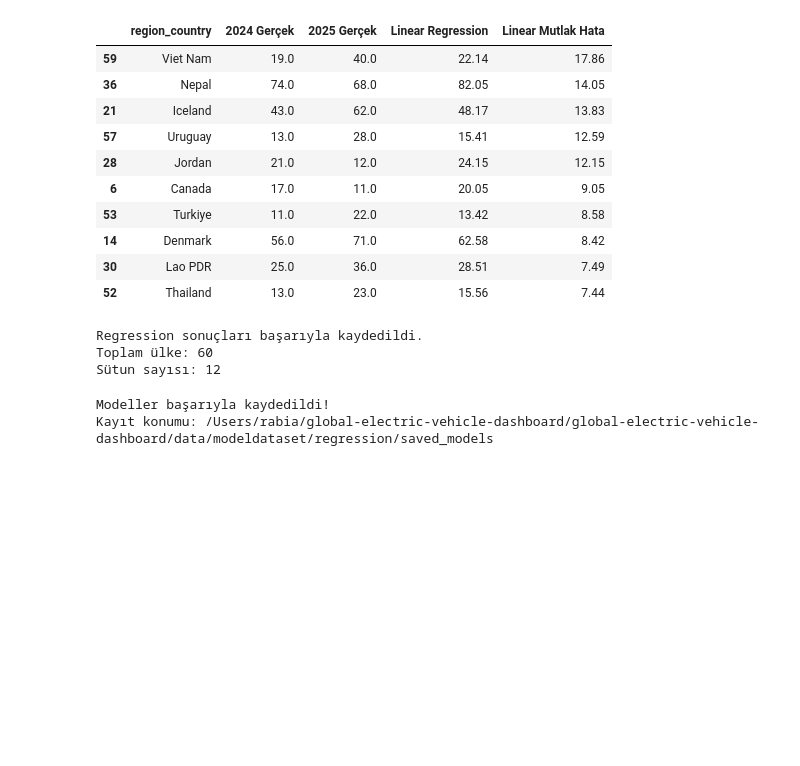
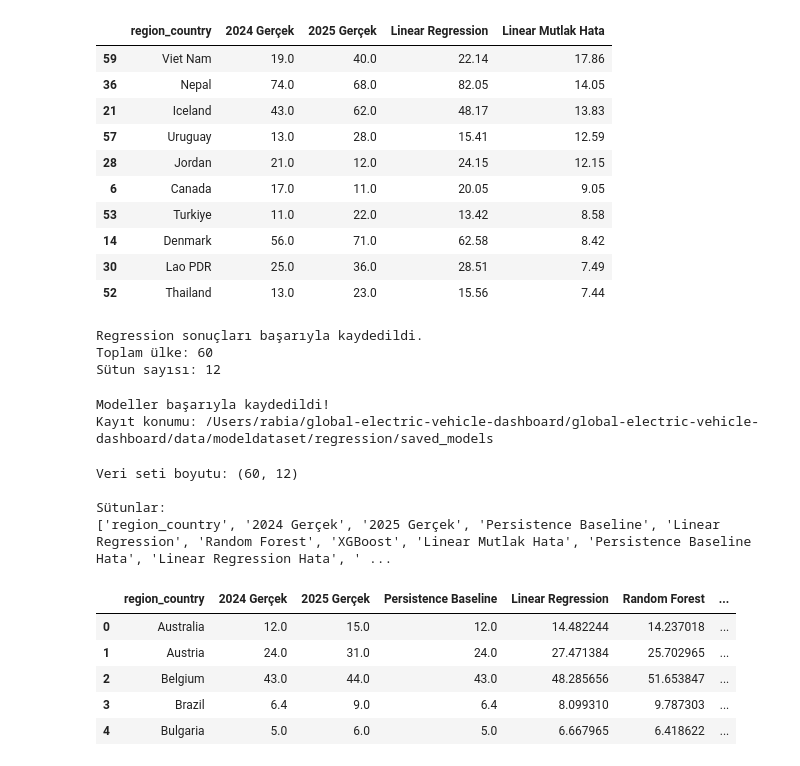
Before and after one commit to simgedanisoglu/global-electric-vehicle-dashboard, a Jupyter notebook: data/modeldataset/regression/regression.ipynb, the cells around one changed output. Cells and saved outputs as stored; diff of their text form; code cells hidden in the pictures; blank space fills up the shorter version.

```diff
--- a/data/modeldataset/regression/regression.ipynb
+++ b/data/modeldataset/regression/regression.ipynb
@@ -1522,3 +1522,25 @@ print("Kayıt konumu:", model_dir.resolve())
 # %% [output]
 Modeller başarıyla kaydedildi!
 Kayıt konumu: /Users/rabia/global-electric-vehicle-dashboard/global-electric-vehicle-dashboard/data/modeldataset/regression/saved_models
+# %%
+import pandas as pd
+import plotly.express as px
+
+regression_results = pd.read_csv("regression_results_2025.csv")
+
+print("Veri seti boyutu:", regression_results.shape)
+print("\nSütunlar:")
+print(regression_results.columns.tolist())
+
+display(regression_results.head())
+# %% [output]
+Veri seti boyutu: (60, 12)
+
+Sütunlar:
+['region_country', '2024 Gerçek', '2025 Gerçek', 'Persistence Baseline', 'Linear Regression', 'Random Forest', 'XGBoost', 'Linear Mutlak Hata', 'Persistence Baseline Hata', 'Linear Regression Hata', ' ...
+|  | region_country | 2024 Gerçek | 2025 Gerçek | Persistence Baseline | Linear Regression | Random Forest | ... |
+| 0 | Australia | 12.0 | 15.0 | 12.0 | 14.482244 | 14.237018 | ... |
+| 1 | Austria | 24.0 | 31.0 | 24.0 | 27.471384 | 25.702965 | ... |
+| 2 | Belgium | 43.0 | 44.0 | 43.0 | 48.285656 | 51.653847 | ... |
+| 3 | Brazil | 6.4 | 9.0 | 6.4 | 8.099310 | 9.787303 | ... |
+| 4 | Bulgaria | 5.0 | 6.0 | 5.0 | 6.667965 | 6.418622 | ... |
```
Also changed, not shown: parts of 1 cell of this notebook, 1 other file.
